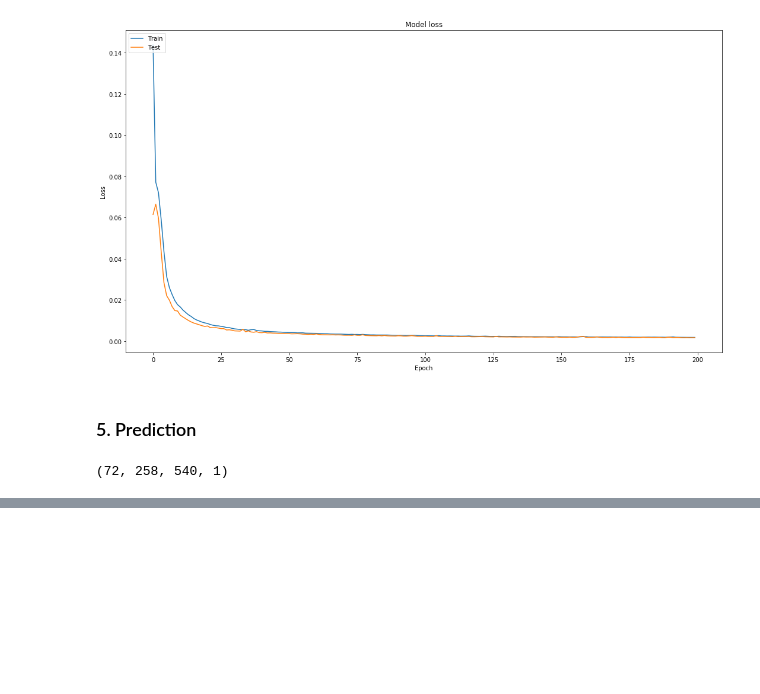
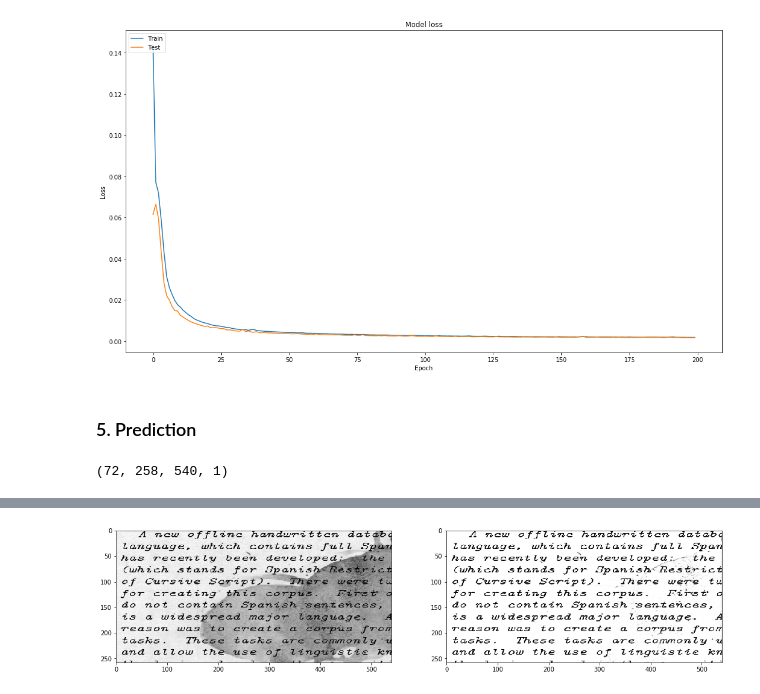
Before and after one commit to shubham-kothari/Document-Denoising-Using-Autoencoder, a Jupyter notebook: Document Denoising.ipynb, the cells around one changed output, grey strips where cells are left out. Cells and saved outputs as stored; diff of their text form; code cells hidden in the pictures; blank space fills up the shorter version.

```diff
--- a/Document Denoising.ipynb
+++ b/Document Denoising.ipynb
@@ -205,0 +219,11 @@ X_test = X_test.reshape(72, 258, 540)
+# %%
+fig = plt.figure(figsize=(18,12))
+
+for i in range(1):
+    ax = fig.add_subplot(1, 2, i+1 )
+    ax.imshow(X_test[9],cmap='gray')
+
+    ax = fig.add_subplot(1, 2, i+2 )
+    ax.imshow(pred[9],cmap='gray')
+# %% [output]
+[figure, added]
```
Also changed, not shown: parts of 2 cells of this notebook.
